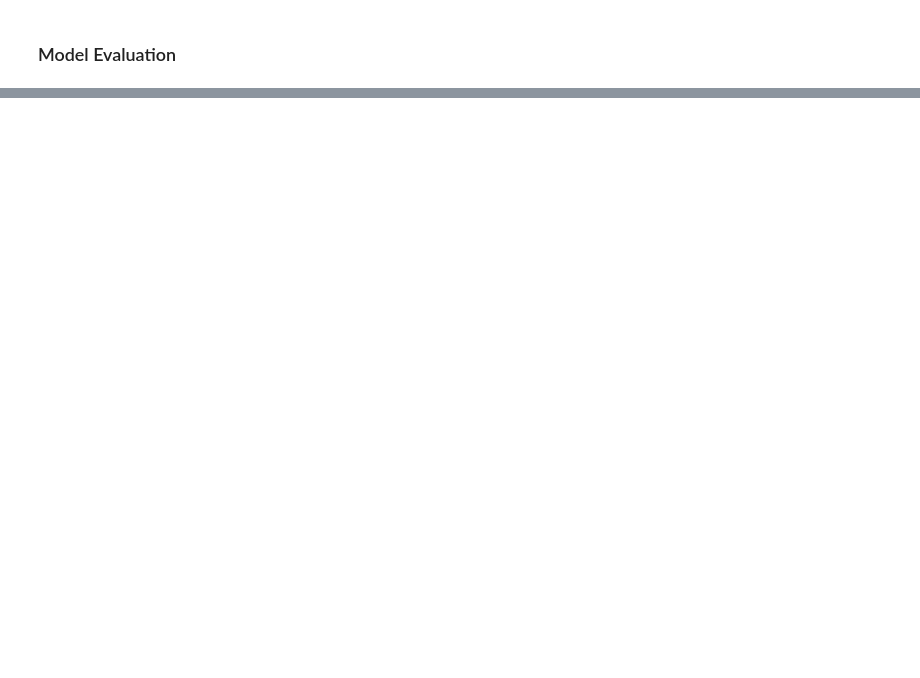
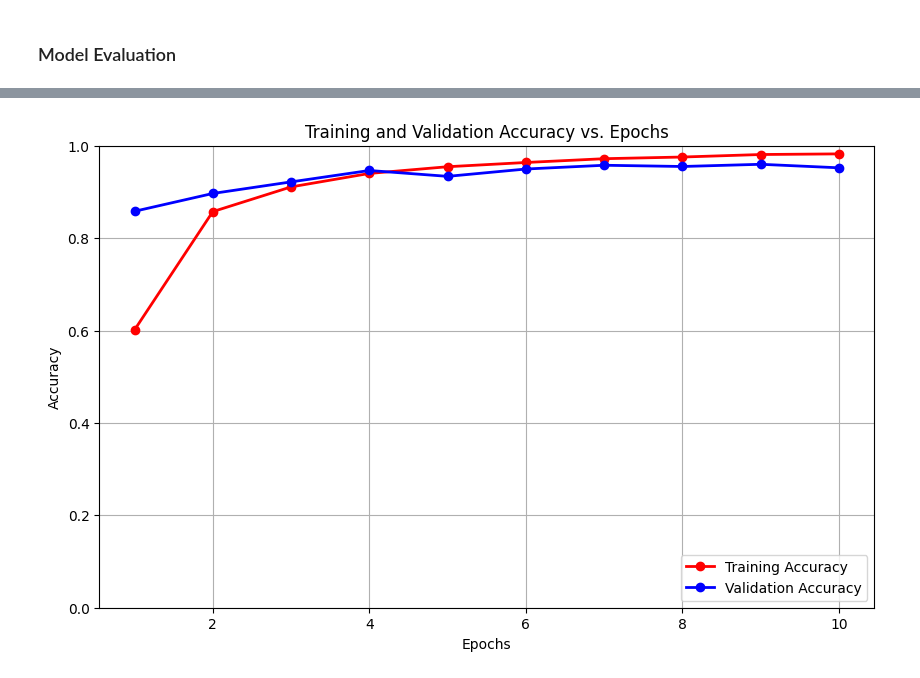
Before and after one commit to GitTanish/Ml-Projects, a Jupyter notebook: Plant_Disease_Prediction.ipynb, the cells around one changed output, grey strips where cells are left out. Cells and saved outputs as stored; diff of their text form; code cells hidden in the pictures; blank space fills up the shorter version.

```diff
--- a/Plant_Disease_Prediction.ipynb
+++ b/Plant_Disease_Prediction.ipynb
@@ -249,0 +314,19 @@ Epoch 10/10
+# %%
+import matplotlib.pyplot as plt
+
+epochs = [i for i in range(1, 11)]
+
+plt.figure(figsize=(10, 6))  # Adjust plot size
+plt.plot(epochs, training_history.history['accuracy'], color='red', label='Training Accuracy', linewidth=2, marker='o')
+plt.plot(epochs, training_history.history['val_accuracy'], color='blue', label='Validation Accuracy', linewidth=2, marker='o')
+
+plt.xlabel('Epochs')
+plt.ylabel('Accuracy')
+plt.title('Training and Validation Accuracy vs. Epochs')
+plt.legend(loc='lower right') # change legend location
+plt.grid(True)
+plt.ylim(0,1) # set y axis limits.
+
+plt.show()
+# %% [output]
+[figure, added]
```
Also changed, not shown: parts of 11 cells of this notebook.
